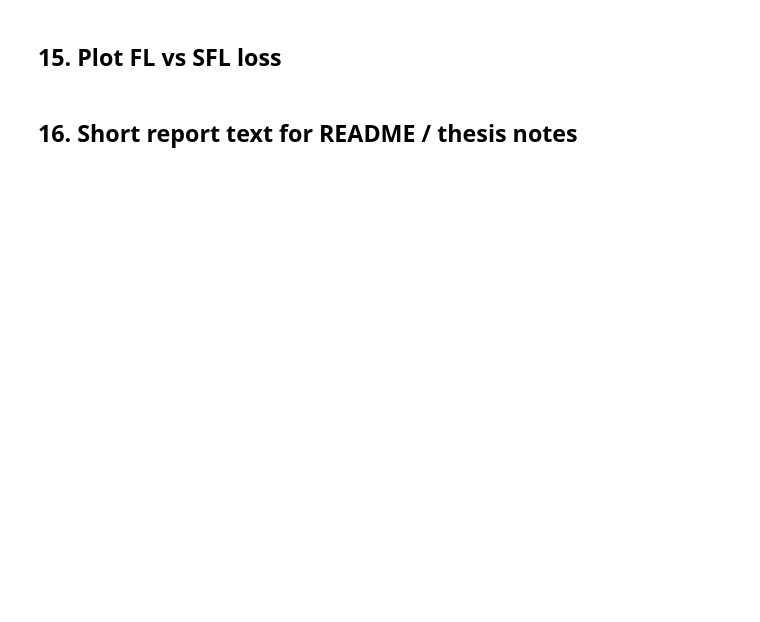
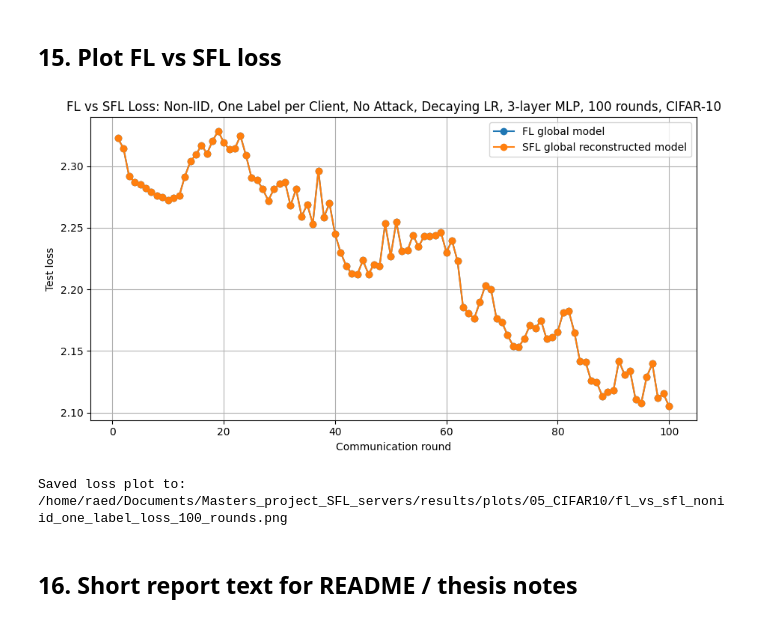
Before and after one commit to raed-ra/Masters_project_SFL_servers, a Jupyter notebook: notebooks/05D_fl_vs_sfl_noniid_one_label_CIFAR10_3LAYER_client1_server2_SEPARATE_AGGREGATORS_LR004.ipynb, the cells around one changed output. Saved outputs shown, nothing was run; the diff lists cells and outputs as text; code cells hidden in the pictures; blank space fills up the shorter version.

```diff
--- a/notebooks/05D_fl_vs_sfl_noniid_one_label_CIFAR10_3LAYER_client1_server2_SEPARATE_AGGREGATORS_LR004.ipynb
+++ b/notebooks/05D_fl_vs_sfl_noniid_one_label_CIFAR10_3LAYER_client1_server2_SEPARATE_AGGREGATORS_LR004.ipynb
@@ -766,19 +840,22 @@ print("Saved accuracy plot to:", accuracy_plot_path)
 # %%
 loss_plot_path = os.path.join(PLOTS_DIR, f"fl_vs_sfl_noniid_one_label_loss_{ROUNDS}_rounds.png")
 
 plt.figure(figsize=(9, 5))
 plt.plot(results_df["round"], results_df["fl_test_loss"], marker="o", label="FL global model")
 plt.plot(results_df["round"], results_df["sfl_test_loss"], marker="o", label="SFL global reconstructed model")
 plt.xlabel("Communication round")
 plt.ylabel("Test loss")
-plt.title("FL vs SFL Loss: Non-IID, One Label per Client")
+plt.title("FL vs SFL Loss: Non-IID, One Label per Client, No Attack, Decaying LR, 3-layer MLP, 100 rounds, CIFAR-10")
 plt.grid(True)
 plt.legend()
 plt.tight_layout()
 plt.savefig(loss_plot_path, dpi=200)
 plt.show()
 
 print("Saved loss plot to:", loss_plot_path)
+# %% [output]
+[figure, added]
+Saved loss plot to: /home/raed/Documents/Masters_project_SFL_servers/results/plots/05_CIFAR10/fl_vs_sfl_noniid_one_label_loss_100_rounds.png
 # %% [markdown]
 ## 16. Short report text for README / thesis notes
 # %%
```
Also changed, not shown: parts of 10 cells of this notebook, 39 other files.
